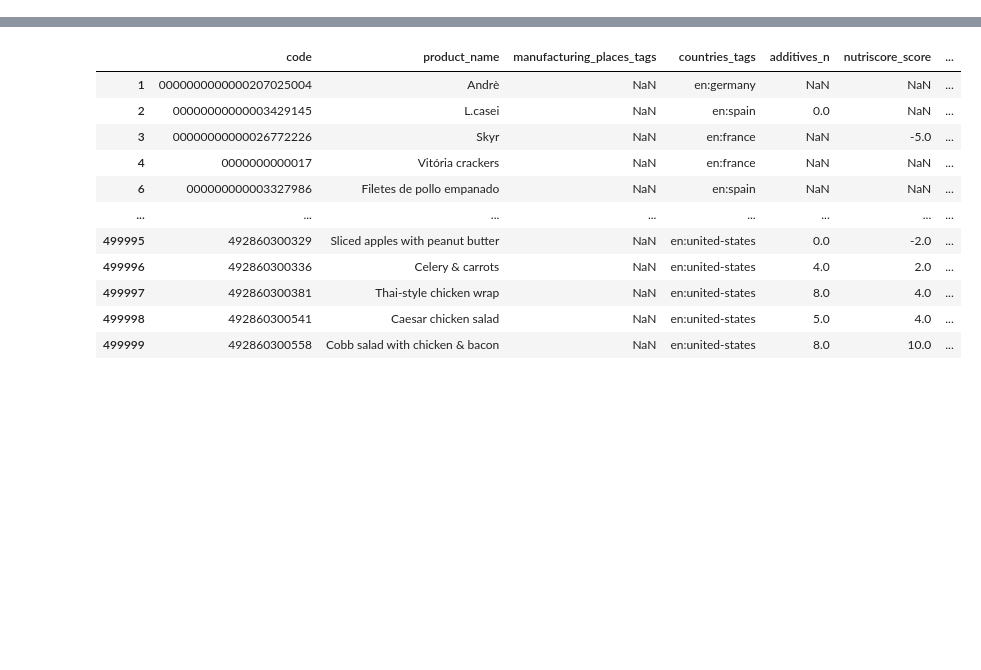
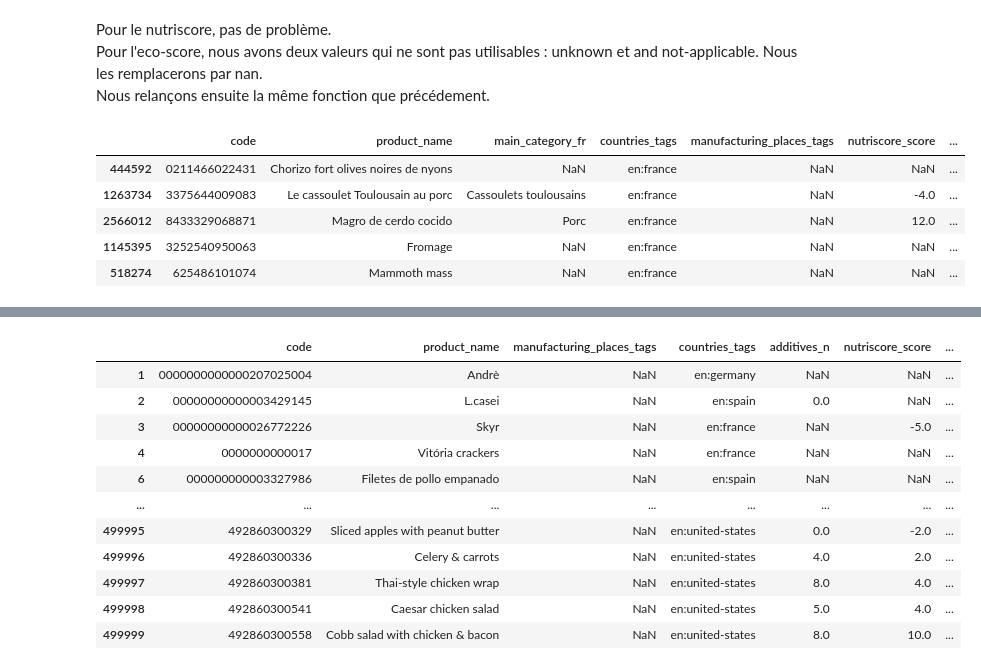
Before and after one commit to degregor69/nutriwise.io-data-analysis, a Jupyter notebook: nutriwise-io_cleaning.ipynb, the cells around one changed output, grey strips where cells are left out. Cells and saved outputs as stored; diff of their text form; code cells hidden in the pictures; blank space fills up the shorter version.

```diff
--- a/nutriwise-io_cleaning.ipynb
+++ b/nutriwise-io_cleaning.ipynb
@@ -69,0 +143,15 @@ Elapsed time: 6.42 seconds
+# %% [markdown]
+Pour le nutriscore, pas de problème.\
+Pour l'eco-score, nous avons deux valeurs qui ne sont pas utilisables : unknown et and not-applicable. Nous les remplacerons par nan. \
+Nous relançons ensuite la même fonction que précédement.
+# %%
+france_df['ecoscore_grade'] = france_df['ecoscore_grade'].replace(['unknown', 'not-applicable'], np.nan)
+copied_df = france_df.dropna(subset=['carbon-footprint_100g', 'additives_n', 'sugars_100g', 'fat_100g', 'saturated-fat_100g', 'sodium_100g'], thresh=1)
+copied_df.sample(n=5)
+# %% [output]
+|  | code | product_name | main_category_fr | countries_tags | manufacturing_places_tags | nutriscore_score | ... |
+| 444592 | 0211466022431 | Chorizo fort olives noires de nyons | NaN | en:france | NaN | NaN | ... |
+| 1263734 | 3375644009083 | Le cassoulet Toulousain au porc | Cassoulets toulousains | en:france | NaN | -4.0 | ... |
+| 2566012 | 8433329068871 | Magro de cerdo cocido | Porc | en:france | NaN | 12.0 | ... |
+| 1145395 | 3252540950063 | Fromage | NaN | en:france | NaN | NaN | ... |
+| 518274 | 625486101074 | Mammoth mass | NaN | en:france | NaN | NaN | ... |
```
Also changed, not shown: parts of 17 cells of this notebook.
